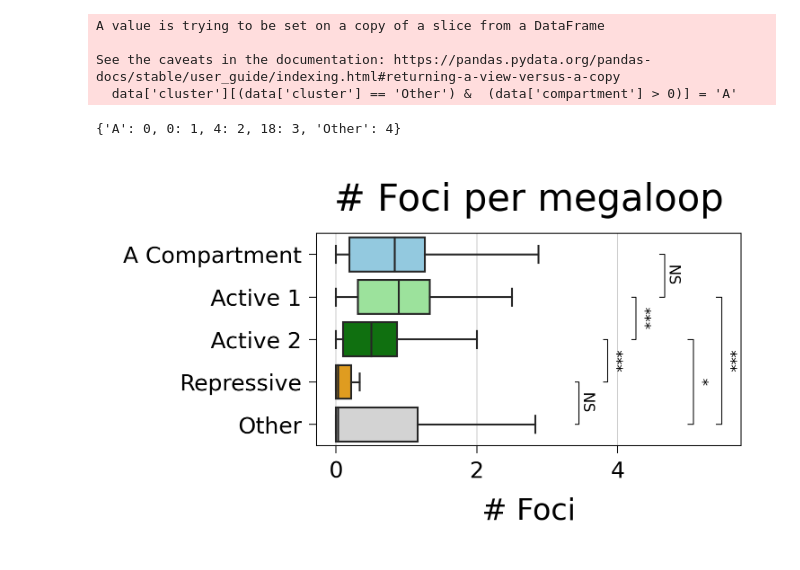
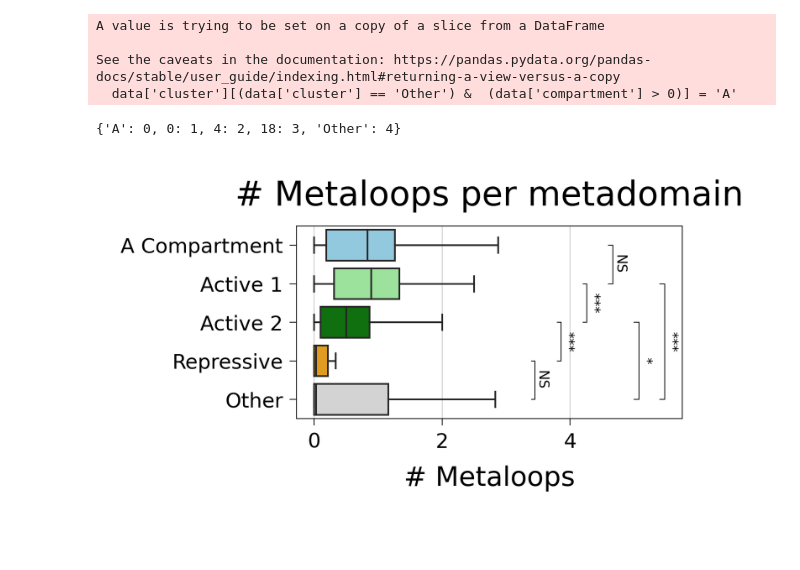
Before and after one commit to pritykinlab/metadomain_paper, a Jupyter notebook: hic_compendium_analysis/Final_Metaloops_Analyze.ipynb, the cells around one changed output. Cells and saved outputs as stored; diff of their text form; code cells hidden in the pictures.

```diff
--- a/hic_compendium_analysis/Final_Metaloops_Analyze.ipynb
+++ b/hic_compendium_analysis/Final_Metaloops_Analyze.ipynb
@@ -519,8 +519,8 @@ SignificanceResult(statistic=3.7471170700642, pvalue=0.0)
 # %% [markdown]
 ### Include hub analysis
 # %%
-goodinds = pickle.load(open('./for_snipping/goodinds', 'rb'))
-merged_clustdict = pickle.load(open('./for_snipping/merged_clustdict', 'rb'))
+goodinds = pickle.load(open('./intermediate_files/goodinds', 'rb'))
+merged_clustdict = pickle.load(open('./intermediate_files/merged_clustdict', 'rb'))
 # %%
 cluster_labels = [list(all_ind_to_region[x]) + [merged_clustdict['all'][c]] for c, x in enumerate(goodinds)]
 cluster_labels = pd.DataFrame(cluster_labels)
@@ -611,6 +554,11 @@ def add_stat_annotation(ax, data, xcol, ycol, order, box_pairs, ymax=1.2, delta=
         ax.text((y * h), (y1+y2) / 2, f'{format_pval_as_asterisks(p_value)}', ha='left', va='center', color=col,
                 rotation=-90,
                 fontsize=4)
+# %%
+all_intra_treg_metadomains = np.load('intermediate_files/all_intra_treg_metadomains.npy') > 0
+all_intra_tcon_metadomains = np.load('intermediate_files/all_intra_tcon_metadomains.npy') > 0
+
+all_intra_metadomains = (all_intra_treg_metadomains + all_intra_tcon_metadomains > 0)
 # %%
 w1 = cluster_labels.to_dataframe()
 w1 = w1.iloc[:, :4]
@@ -623,7 +571,7 @@ data = pd.concat([w1.set_index(['chrom', 'start', 'end']),
                  w2.set_index(['chrom', 'start', 'end']),
            ], axis=1).fillna("Other").reset_index()
 # %%
-my_treg_comp = pickle.load(open('./intermediate_files/my_treg_comp', 'rb'))
+my_treg_comp = np.load('./intermediate_files/my_treg_comp.npy')
 granges = []
 for _, row in data.iterrows():
     granges.append(tuple_to_grange(row.chrom[3:], row.start, row.end))
@@ -644,30 +592,30 @@ See the caveats in the documentation: https://pandas.pydata.org/pandas-docs/stab
 # %%
 order = ['A', 0, 4, 18, 'Other', ]
 fig, axs = init_subplots_exact(1, 1, fgsz=(40*mm, 20*mm), dpi=300)
 sns.boxplot(data = data, y = 'cluster', x = 'metaloops_per_metadomain', #cut=0,
             palette = ['skyblue', 'lightgreen', 'green', 'orange', 'lightgray'],
             orient='h',
             order = order,
             showfliers=False,
            #   width = 1.2,
            )
 plt.gca().set_yticklabels(["A Compartment", "Active 1", "Active 2", "Repressive", "Other"])
 plt.title("# Metaloops per metadomain")
-plt.xlabel("# Foci")
+plt.xlabel("# Metaloops")
 plt.ylabel("")
 plt.gca().set_axisbelow(True)
 
 add_stat_annotation(plt.gca(), data, 'metaloops_per_metadomain', 'cluster', order, [
                                                                              [18, 'Other'],
                                                                              [4, 18],
                                                                              [0, 4],
                                                                              ['A', 0],
                                                                              [4, 'Other'],
                                                                              [0, 'Other'],
                                                                             ], ymax=3, delta=.4)
 # %% [output]
 {'A': 0, 0: 1, 4: 2, 18: 3, 'Other': 4}
-[figure, old version]
+[figure, new version]
 # %%
 from plotting_functions import *
 from get_focal_contacts_with_peak_prominence_refine import *
```
Also changed, not shown: parts of 1 cell of this notebook, 1 other file.
